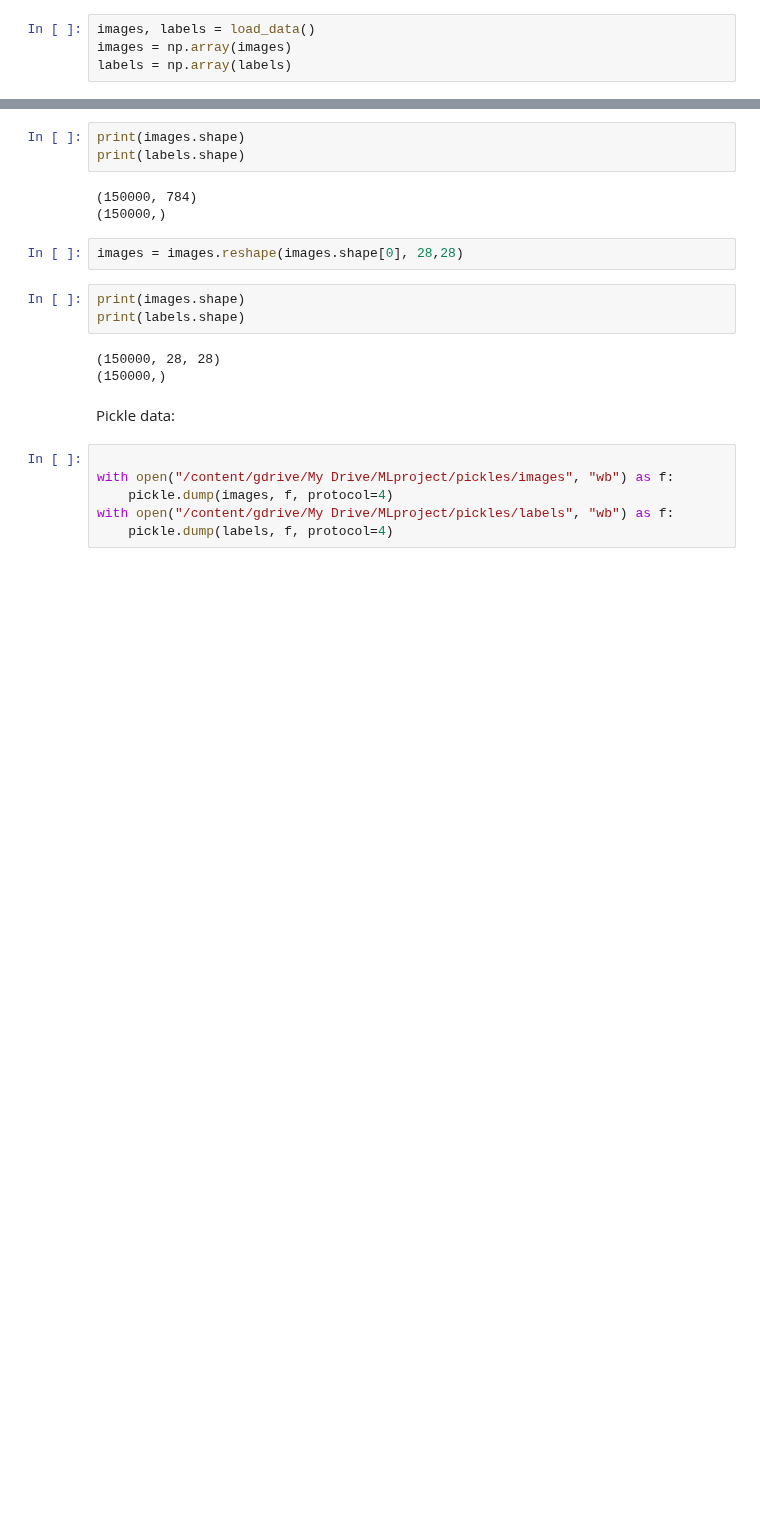
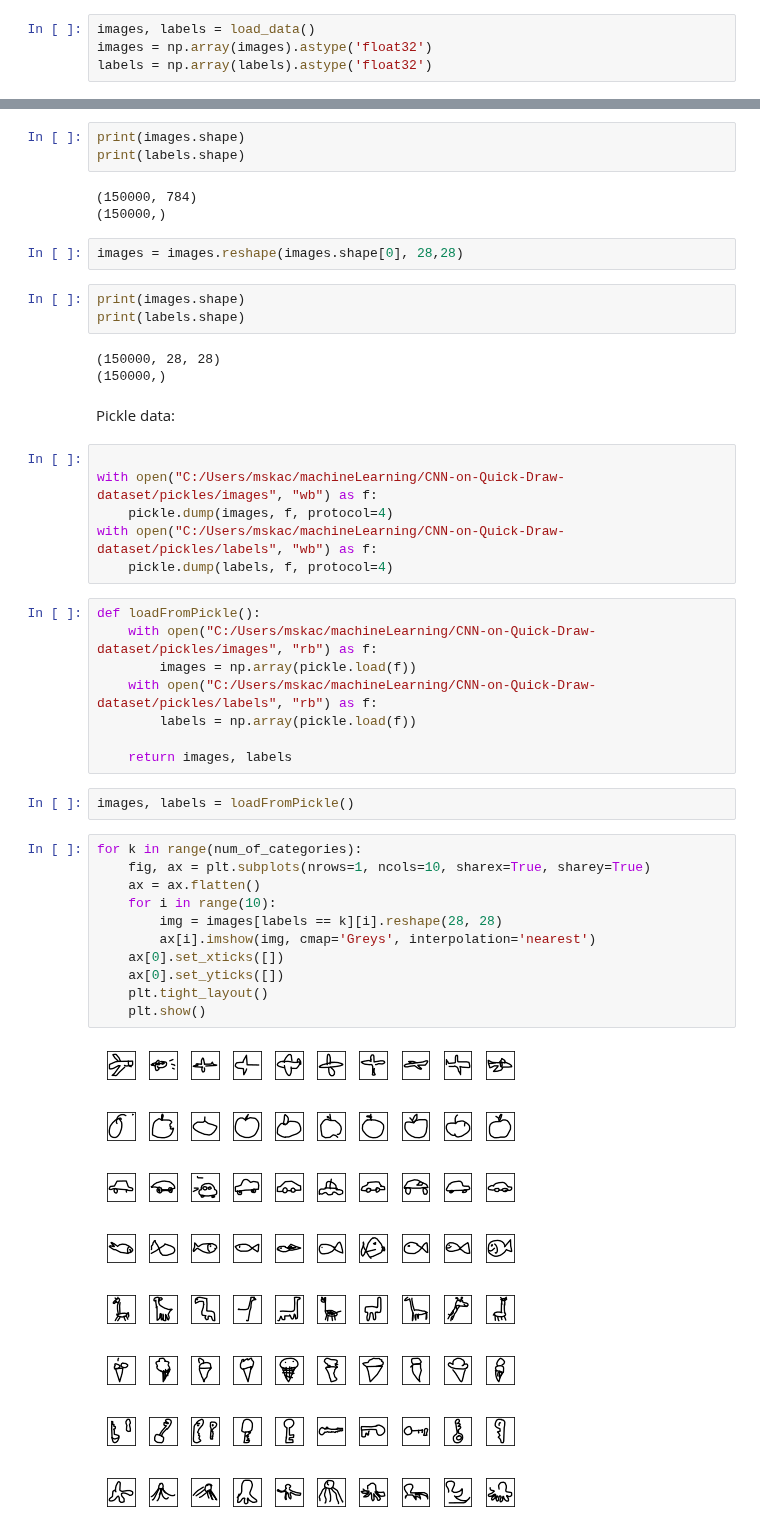
Before and after one commit to MarinaOrzechowski/CNN-on-Quick-Draw-dataset, a Jupyter notebook: load_normalize_&_pickle_data.ipynb, the cells around one changed output, grey strips where cells are left out. Cells and saved outputs as stored; diff of their text form; blank space fills up the shorter version.

Commit message:
added more categories

```diff
--- a/load_normalize_&_pickle_data.ipynb
+++ b/load_normalize_&_pickle_data.ipynb
@@ -77,7 +68,7 @@ def load_data():
 # %%
 images, labels = load_data()
-images = np.array(images)
-labels = np.array(labels)
+images = np.array(images).astype('float32')
+labels = np.array(labels).astype('float32')
 # %%
 print(images.shape)
 print(labels.shape)
@@ -107,7 +98,37 @@ print(labels.shape)
 Pickle data:
 # %%
 
-with open("/content/gdrive/My Drive/MLproject/pickles/images", "wb") as f:
+with open("C:/Users/mskac/machineLearning/CNN-on-Quick-Draw-dataset/pickles/images", "wb") as f:
     pickle.dump(images, f, protocol=4)
-with open("/content/gdrive/My Drive/MLproject/pickles/labels", "wb") as f:
+with open("C:/Users/mskac/machineLearning/CNN-on-Quick-Draw-dataset/pickles/labels", "wb") as f:
     pickle.dump(labels, f, protocol=4)
+# %%
+def loadFromPickle():
+    with open("C:/Users/mskac/machineLearning/CNN-on-Quick-Draw-dataset/pickles/images", "rb") as f:
+        images = np.array(pickle.load(f))
+    with open("C:/Users/mskac/machineLearning/CNN-on-Quick-Draw-dataset/pickles/labels", "rb") as f:
+        labels = np.array(pickle.load(f))
+
+    return images, labels
+# %%
+images, labels = loadFromPickle()
+# %%
+for k in range(num_of_categories):
+    fig, ax = plt.subplots(nrows=1, ncols=10, sharex=True, sharey=True)
+    ax = ax.flatten()
+    for i in range(10):
+        img = images[labels == k][i].reshape(28, 28)
+        ax[i].imshow(img, cmap='Greys', interpolation='nearest')
+    ax[0].set_xticks([])
+    ax[0].set_yticks([])
+    plt.tight_layout()
+    plt.show()
+# %% [output]
+[figure, added]
+[figure, added]
+[figure, added]
+[figure, added]
+[figure, added]
+[figure, added]
+[figure, added]
+[figure, added]
```
Also changed, not shown: parts of 6 cells of this notebook, 10 other files.
